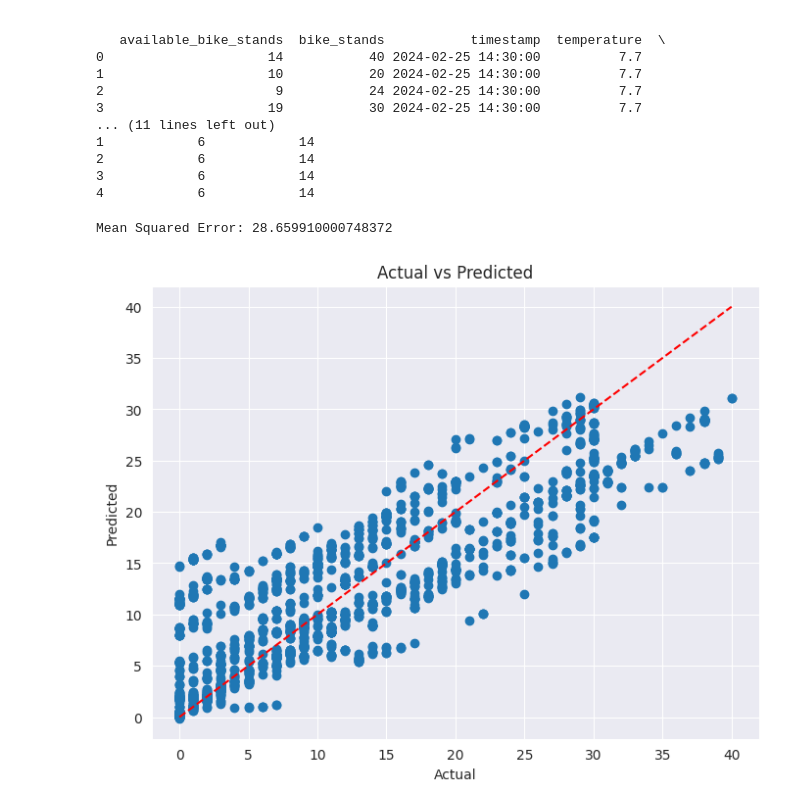
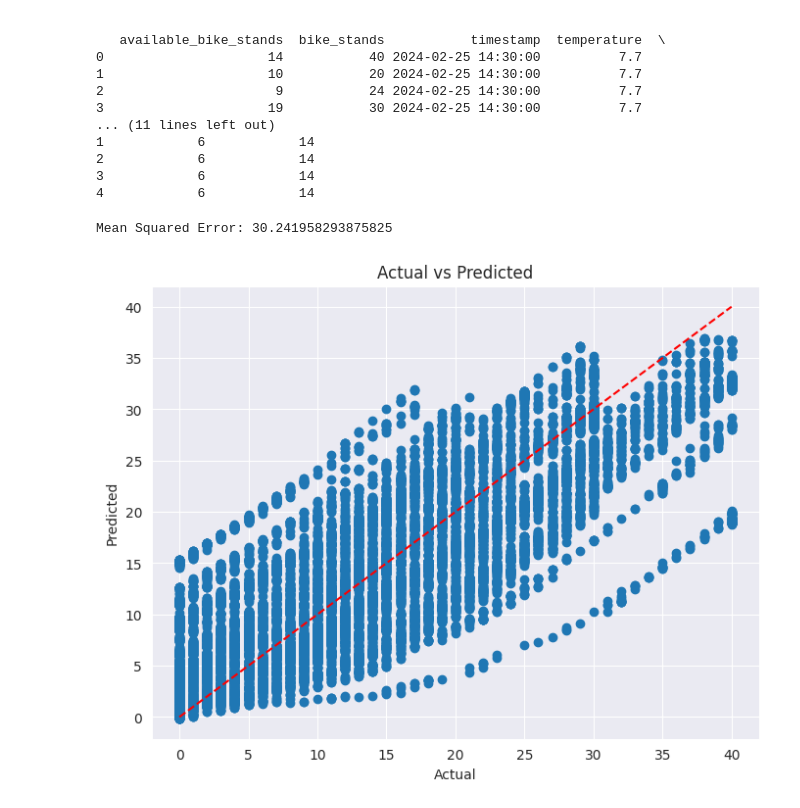
Before and after one commit to HelloMum/Dublin-Bike-Availability-Predictor, a Jupyter notebook: DataAnalytics/Model2.ipynb, the cells around one changed output. Drawn from its saved outputs; the diff is of its cells as text; code cells hidden in the pictures.

```diff
--- a/DataAnalytics/Model2.ipynb
+++ b/DataAnalytics/Model2.ipynb
@@ -142,35 +142,35 @@ from sklearn.model_selection import train_test_split
 import joblib
 import pandas as pd
 import matplotlib.pyplot as plt
 
 # Define features and target variable
-X = merged_df[['number', 'day_of_week', 'hour_per_day', 'rain_hour_day', 'temperature', 'wind_speed', 'available_bike_stands']].head(10000)
-y = merged_df['available_bikes'].head(10000)  # Target variable
+X = merged_df[['number', 'day_of_week', 'hour_per_day', 'rain_hour_day', 'temperature', 'wind_speed', 'available_bike_stands']].head(100000)
+y = merged_df['available_bikes'].head(100000)  # Target variable
 
 # Split the data into training and testing sets
 X_train, X_test, y_train, y_test = train_test_split(X, y, test_size=0.2, random_state=42)
 
 # Train a support vector machine regressor
 svm_regressor = SVR()
 svm_regressor.fit(X_train, y_train)
 joblib.dump(svm_regressor, 'svm_regressor_model.pkl')
 
 # Make predictions on the test set
 y_pred = svm_regressor.predict(X_test)
 
 # Calculate mean squared error
 mse = mean_squared_error(y_test, y_pred)
 print("Mean Squared Error:", mse)
 
 # Plot predicted vs actual
 plt.figure(figsize=(8, 6))
 plt.scatter(y_test, y_pred)
 plt.plot([min(y_test), max(y_test)], [min(y_test), max(y_test)], '--', color='red')  # identity line
 plt.xlabel('Actual')
 plt.ylabel('Predicted')
 plt.title('Actual vs Predicted')
 plt.show()
 # %% [output]
-Mean Squared Error: 28.659910000748372
+Mean Squared Error: 30.241958293875825
-[figure, old version]
+[figure, new version]
 # %%
```
Also changed, not shown: parts of 3 cells of this notebook.
